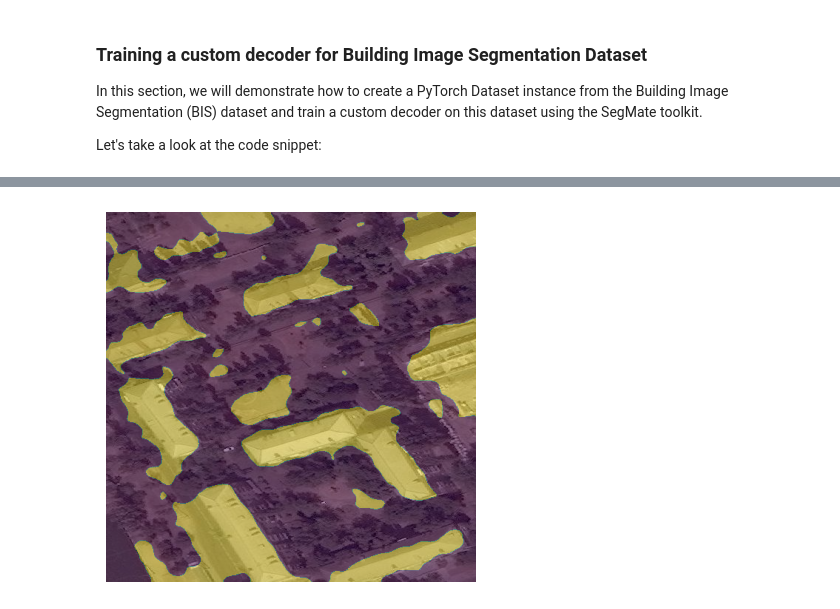
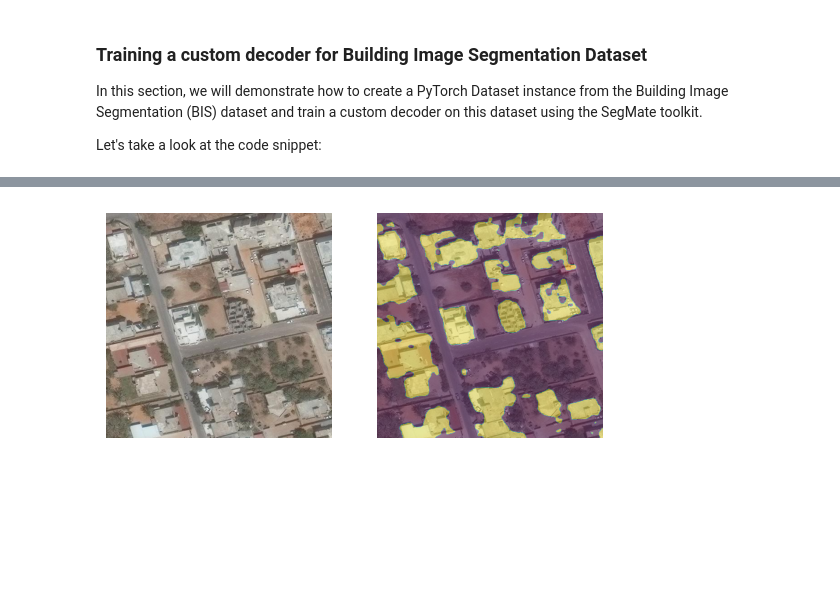
Before and after one commit to VectorInstitute/SegMate, a Jupyter notebook: example/custom_decoder.ipynb, the cells around one changed output, grey strips where cells are left out. Cells and saved outputs as stored; diff of their text form; code cells hidden in the pictures; blank space fills up the shorter version.

Commit message:
update custom decoder demo

```diff
--- a/example/custom_decoder.ipynb
+++ b/example/custom_decoder.ipynb
@@ -64,26 +97,26 @@ bis_dataloader = torch.utils.data.DataLoader(bis_dataset, batch_size=1, shuffle=
+# %%
+train_features = np.load("../../train_features.npy")
+train_masks = np.load("../../train_masks.npy")
 # %%
 class SegmentationDecoder(nn.Module):
     def __init__(self, in_channels=256):
         super(SegmentationDecoder, self).__init__()
 
         # Upsampling layers
-        self.upconv1 = nn.ConvTranspose2d(in_channels, 128, kernel_size=4, stride=2, padding=1)
+        self.upconv1 = nn.ConvTranspose2d(in_channels, 256, kernel_size=4, stride=2, padding=1)
         self.relu1 = nn.ReLU()
 
-        self.upconv2 = nn.ConvTranspose2d(128, 64, kernel_size=4, stride=2, padding=1)
+        self.upconv2 = nn.ConvTranspose2d(256, 256, kernel_size=4, stride=2, padding=1)
         self.relu2 = nn.ReLU()
 
-        self.upconv3 = nn.ConvTranspose2d(64, 32, kernel_size=4, stride=2, padding=1)
+        self.upconv3 = nn.ConvTranspose2d(256, 256, kernel_size=4, stride=2, padding=1)
         self.relu3 = nn.ReLU()
 
-        self.upconv4 = nn.ConvTranspose2d(32, 16, kernel_size=4, stride=1, padding=1)
+        self.upconv4 = nn.ConvTranspose2d(256, 128, kernel_size=4, stride=1, padding=1)
         self.relu4 = nn.ReLU()
 
         # Final convolution to reach the desired number of channels (1)
-        self.final_conv = nn.Conv2d(16, 1, kernel_size=14)
-
-        # Sigmoid activation function
-        self.sigmoid = nn.Sigmoid()
+        self.final_conv = nn.Conv2d(128, 1, kernel_size=14)
 
     def forward(self, x):
         x = self.upconv1(x)
@@ -100,9 +133,6 @@ class SegmentationDecoder(nn.Module):
 
         x = self.final_conv(x)
 
-        # Apply sigmoid activation to the output
-        x = self.sigmoid(x)
-
         return x
 # %%
 decoder = SegmentationDecoder(in_channels=256)
@@ -174,13 +204,5 @@ Epoch [12/20] - Loss: 0.0524
 # %%
 torch.save(decoder.state_dict(), "../../decoder.pth")
-# %%
-dataset = load_dataset("keremberke/satellite-building-segmentation", "mini")
-
-test_bis_dataset = BISDataset(dataset=dataset['test'],
-                         preprocess=sm.sam.preprocess,
-                         img_size=sm.sam.image_encoder.img_size,
-                         device=sm.device)
-test_bis_dataloader = torch.utils.data.DataLoader(test_bis_dataset, batch_size=1, shuffle=False)
 # %%
 # Set the decoder to evaluation mode
 decoder.eval()
@@ -199,6 +220 @@ SegmentationDecoder(
 )
-# %%
-for input_image, _, gt_mask in tqdm(test_bis_dataloader):
-    with torch.no_grad():
-        features = sm.sam.image_encoder(input_image)
-        output_mask = decoder(features)
@@ -253,16 +247,16 @@ gt_mask = gt_mask.reshape((1, 1, size, size)).astype('float32')
 # %%
 from torch.nn import functional as F
 
 # Apply a threshold to get the binary mask
-thresholded_mask = F.threshold(output_mask, 0.4, 0)
-binary_mask = F.normalize(thresholded_mask)
+normalized_mask = (output_mask - output_mask.min()) / (output_mask.max() - output_mask.min())
+thresholded_mask = F.threshold(normalized_mask, 0.5, 0)
 
 # Convert the binary mask tensor to a numpy array and remove the batch dimension
-binary_mask = binary_mask.squeeze(0).cpu().numpy()
+binary_mask = thresholded_mask.squeeze(0).cpu().numpy()
 binary_mask = np.expand_dims(binary_mask, axis=0)
 utils.show_masks(np_image, binary_mask)
 # %% [output]
-[figure, old version]
+[figure, new version]
 # %%
 utils.show_masks(np_image, gt_mask)
 # %% [output]
```
Also changed, not shown: parts of 18 cells of this notebook.
